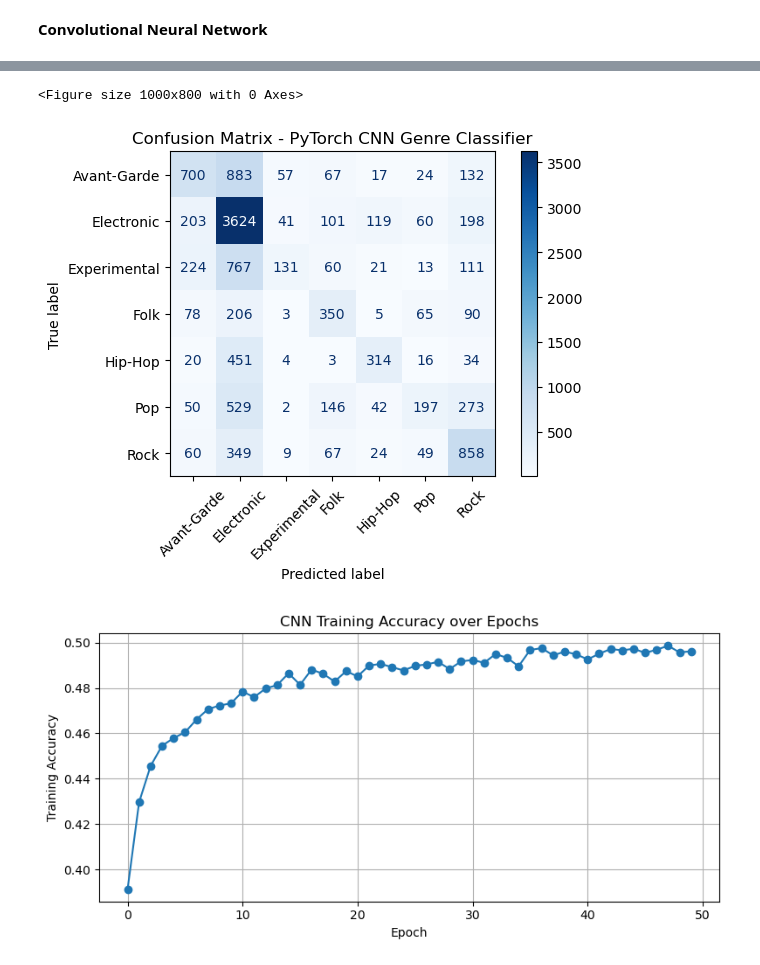
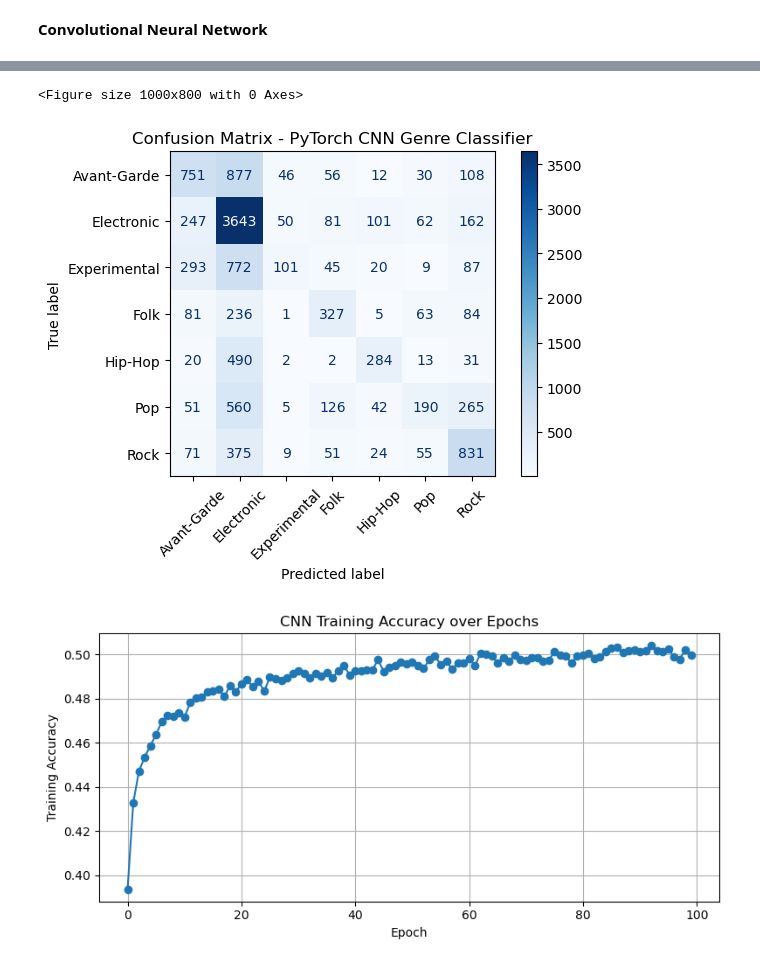
Before and after one commit to r43t/Machine_Learning_Final_Project, a Jupyter notebook: notebooks/genre_classification.ipynb, the cells around one changed output, grey strips where cells are left out. Drawn from its saved outputs; the diff is of its cells as text; code cells hidden in the pictures.

```diff
--- a/notebooks/genre_classification.ipynb
+++ b/notebooks/genre_classification.ipynb
@@ -639,7 +639,7 @@ criterion = nn.CrossEntropyLoss()
 optimizer = torch.optim.Adam(model.parameters(), lr=0.001)
 
 # Training loop
-num_epochs = 50
+num_epochs = 100
 train_acc_history = []
 
 for epoch in range(num_epochs):
@@ -725,3 +725,3 @@ weighted avg       0.52      0.52      0.48     11847
 <Figure size 1000x800 with 0 Axes>
-[figure, old version]
+[figure, new version]
-[figure, old version]
+[figure, new version]
```
Also changed, not shown: parts of 1 cell of this notebook, 3 other files.
